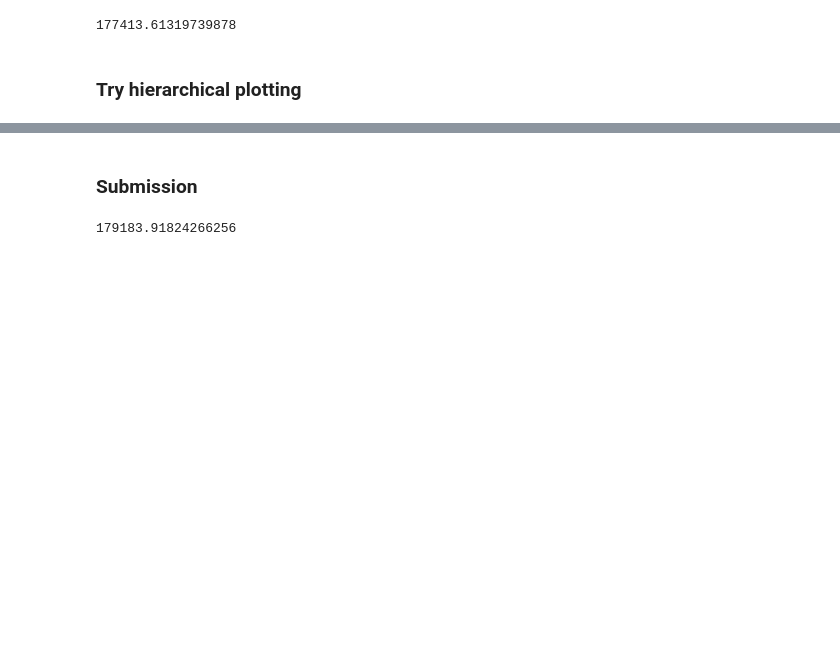
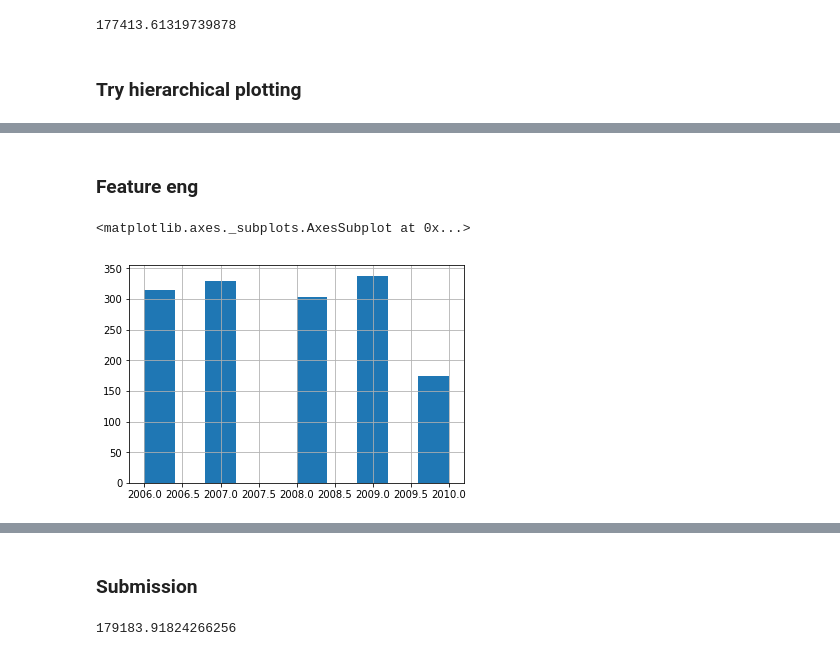
Before and after one commit to ademyanchuk/fasta_ml_course, a Jupyter notebook: lesson1-house_price-1.ipynb, the cells around one changed output, grey strips where cells are left out. Cells and saved outputs as stored; diff of their text form; code cells hidden in the pictures; blank space fills up the shorter version.

```diff
--- a/lesson1-house_price-1.ipynb
+++ b/lesson1-house_price-1.ipynb
@@ -704,0 +707,8 @@ print_score(m)
+# %% [markdown]
+### Feature eng
+# %%
+# age
+df_keep.YrSold.hist()
+# %% [output]
+<matplotlib.axes._subplots.AxesSubplot at 0x...>
+[figure, added]
```
Also changed, not shown: parts of 29 cells of this notebook.
